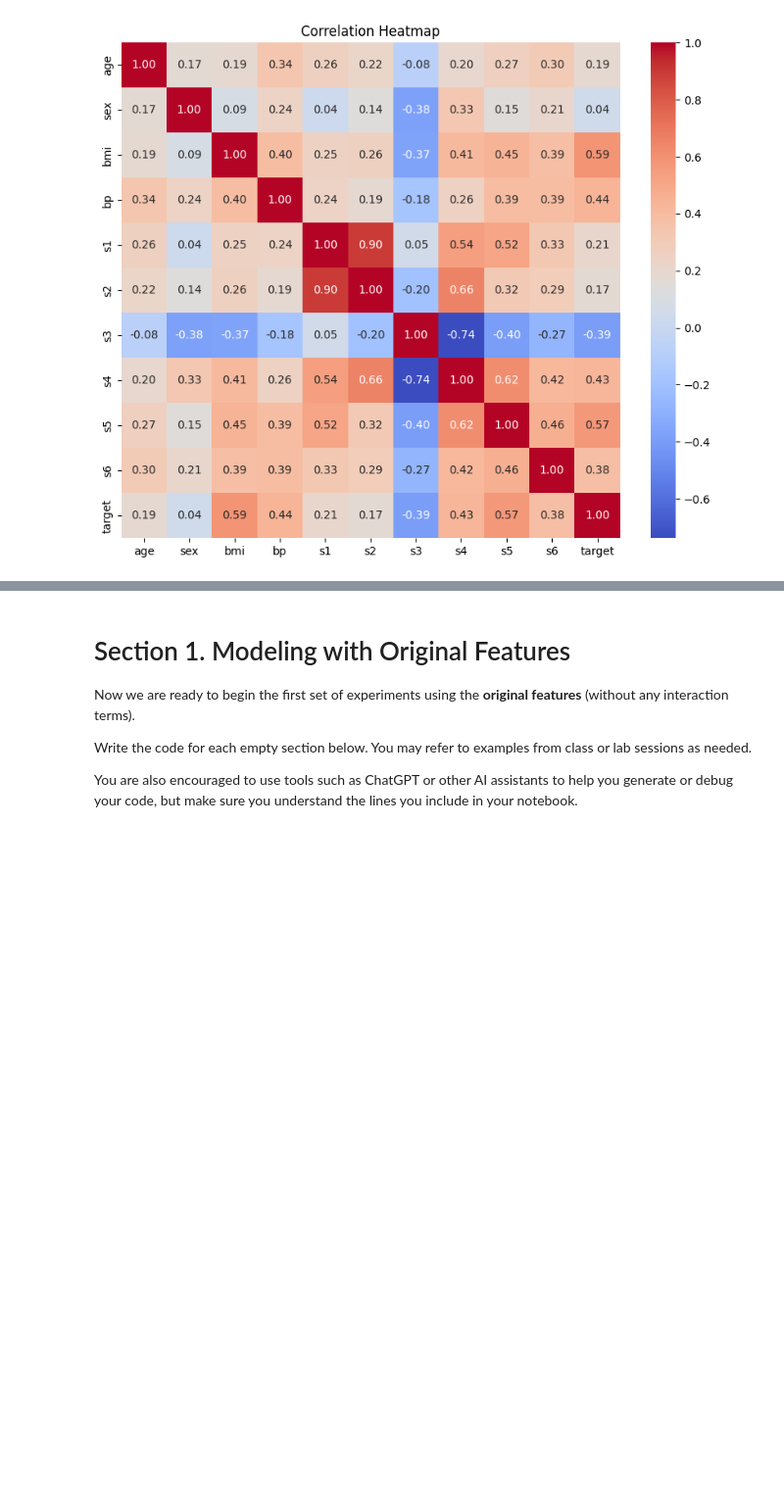
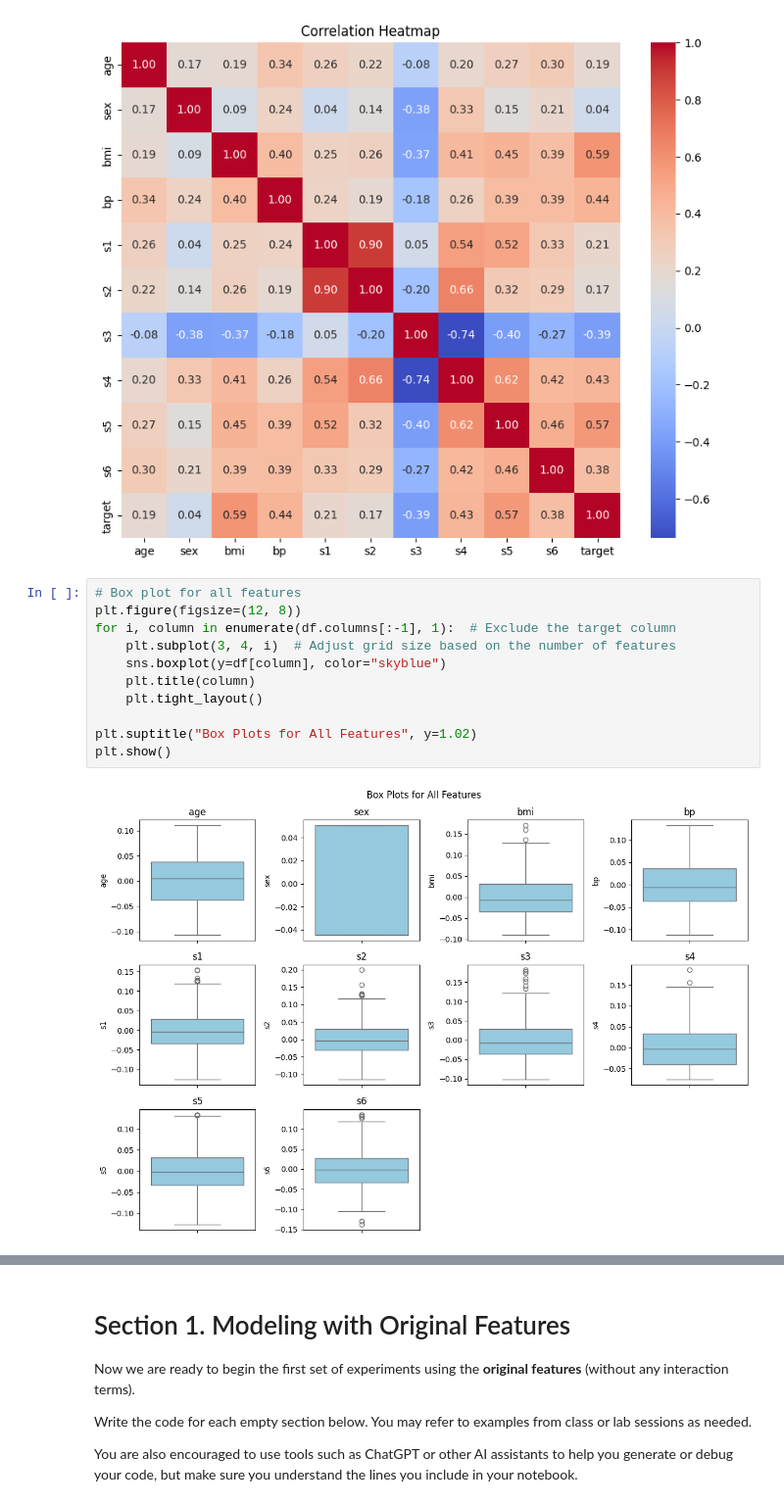
Before and after one commit to Mahdi-20/diabetes-ml-analysis, a Jupyter notebook: notebooks/Regression_Assignment_Diabetes_Solutions_revised_Mahdi.ipynb, the cells around one changed output, grey strips where cells are left out. Shown at 98% size. Saved outputs shown, nothing was run; the diff lists cells and outputs as text; blank space fills up the shorter version.

Commit message:
added boxplots

```diff
--- a/notebooks/Regression_Assignment_Diabetes_Solutions_revised_Mahdi.ipynb
+++ b/notebooks/Regression_Assignment_Diabetes_Solutions_revised_Mahdi.ipynb
@@ -120,4 +120,17 @@ plt.show()
 # %% [output]
 [figure]
 [figure]
+# %%
+# Box plot for all features
+plt.figure(figsize=(12, 8))
+for i, column in enumerate(df.columns[:-1], 1):  # Exclude the target column
+    plt.subplot(3, 4, i)  # Adjust grid size based on the number of features
+    sns.boxplot(y=df[column], color="skyblue")
+    plt.title(column)
+    plt.tight_layout()
+
+plt.suptitle("Box Plots for All Features", y=1.02)
+plt.show()
+# %% [output]
+[figure, added]
 # %% [markdown]
```
Also changed, not shown: parts of 1 cell of this notebook.
